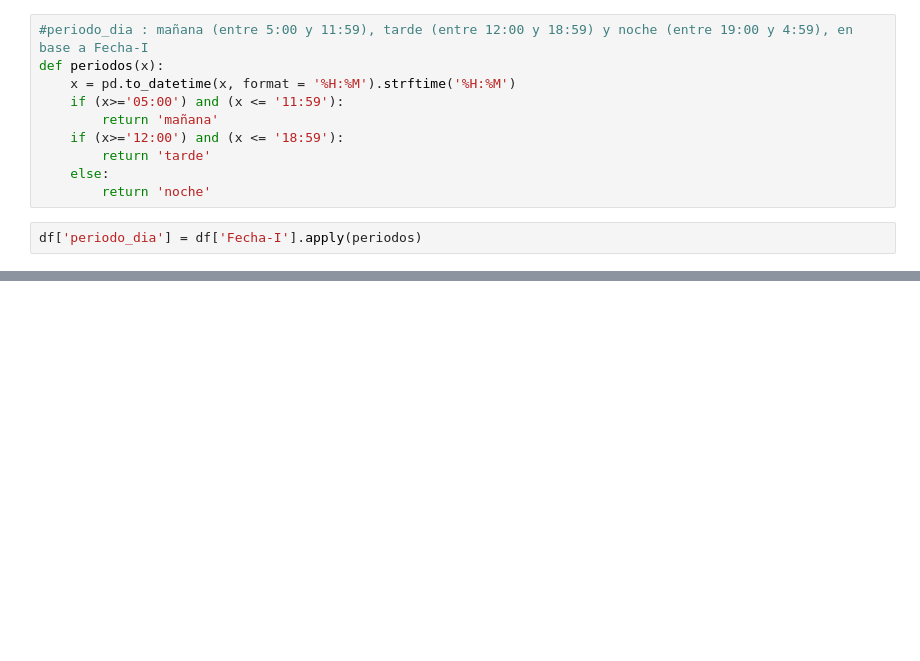
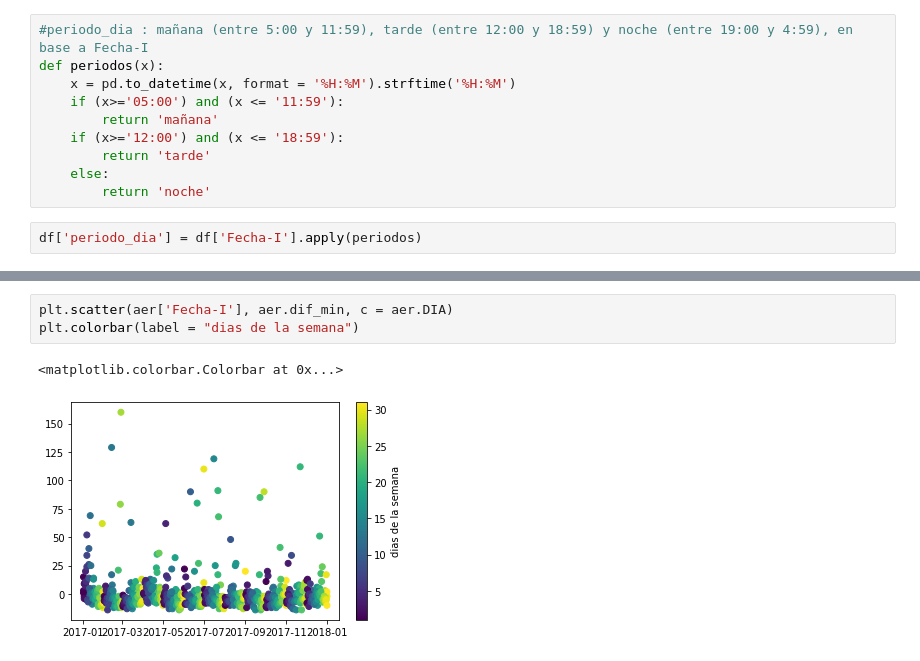
Before and after one commit to juliom86/Challenge-Data-Scientist-Latam, a Jupyter notebook: Soluciones.ipynb, the cells around one changed output, grey strips where cells are left out. Drawn from its saved outputs; the diff is of its cells as text; blank space fills up the shorter version.

```diff
--- a/Soluciones.ipynb
+++ b/Soluciones.ipynb
@@ -249,0 +288,6 @@ df.tail(60)
+# %%
+plt.scatter(aer['Fecha-I'], aer.dif_min, c = aer.DIA)
+plt.colorbar(label = "dias de la semana")
+# %% [output]
+<matplotlib.colorbar.Colorbar at 0x...>
+[figure, added]
```
Also changed, not shown: parts of 29 cells of this notebook, 1 other file.
